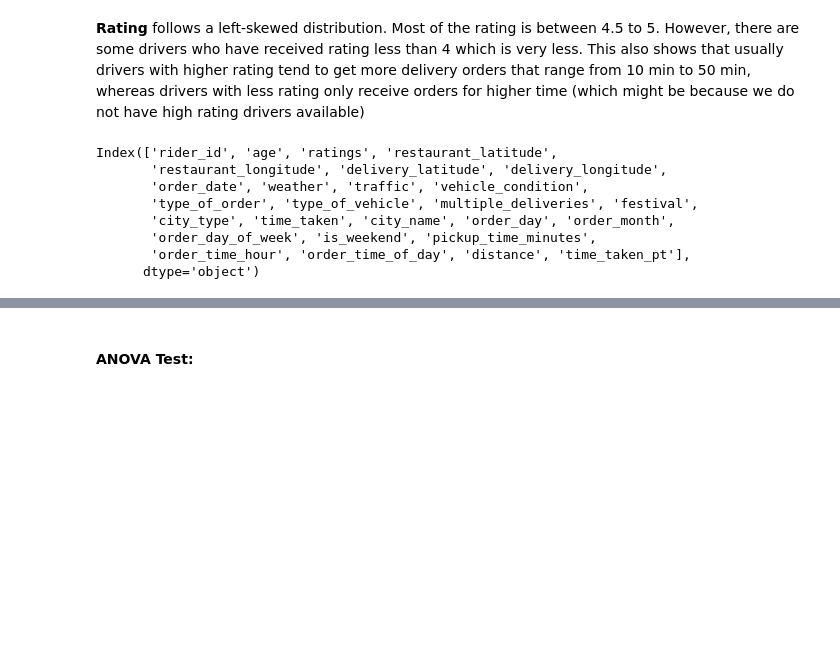
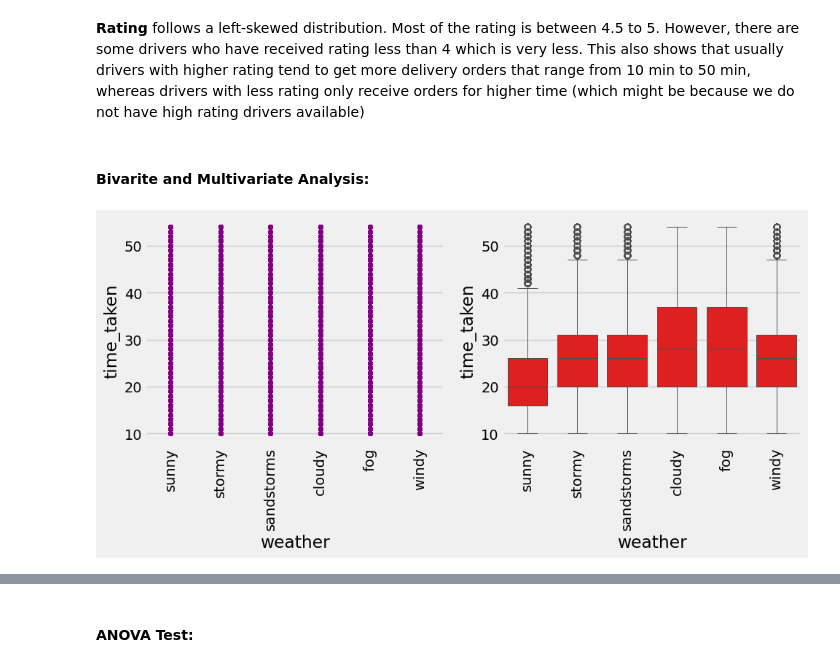
Before and after one commit to Arej02/swiggy_delivery_time_prediction, a Jupyter notebook: notebooks/EDA.ipynb, the cells around one changed output, grey strips where cells are left out. Drawn from its saved outputs; the diff is of its cells as text; code cells hidden in the pictures; blank space fills up the shorter version.

Commit message:
multivariate analysis

```diff
--- a/notebooks/EDA.ipynb
+++ b/notebooks/EDA.ipynb
@@ -88,0 +82,14 @@ def numerical_categroical(df:pd.DataFrame,numerical_col:str,catergorical_col:str
+# %%
+# Function for numerical and categorical analysis: (Bivariate Analysis
+def numerical_categorical_analysis(df:pd.DataFrame,categorical_feature,numerical_feature)->None:
+
+    fig,ax=plt.subplots(ncols=2,nrows=1,figsize=(10,5))
+
+    # Stripplot and boxplot:
+    sns.stripplot(x=df[categorical_feature],y=df[numerical_feature],color='purple',ax=ax[0],jitter=False)
+    sns.boxplot(x=df[categorical_feature],y=df[numerical_feature],color='red',linewidth=0.7,ax=ax[1])
+
+    ax[0].set_xticklabels(ax[1].get_xticklabels(), rotation=90)
+    ax[1].set_xticklabels(ax[1].get_xticklabels(), rotation=90)
+    plt.tight_layout()
+    plt.show()
@@ -230,14 +261,9 @@ plt.show()
 [figure]
 # %% [markdown]
 **Rating** follows a left-skewed distribution. Most of the rating is between 4.5 to 5. However, there are some drivers who have received rating less than 4 which is very less. This also shows that usually drivers with higher rating tend to get more delivery orders that range from 10 min to 50 min, whereas drivers with less rating only receive orders for higher time (which might be because we do not have high rating drivers available)
-# %%
-swiggy.columns
-# %% [output]
-Index(['rider_id', 'age', 'ratings', 'restaurant_latitude',
-       'restaurant_longitude', 'delivery_latitude', 'delivery_longitude',
-       'order_date', 'weather', 'traffic', 'vehicle_condition',
-       'type_of_order', 'type_of_vehicle', 'multiple_deliveries', 'festival',
-       'city_type', 'time_taken', 'city_name', 'order_day', 'order_month',
-       'order_day_of_week', 'is_weekend', 'pickup_time_minutes',
-       'order_time_hour', 'order_time_of_day', 'distance', 'time_taken_pt'],
-      dtype='object')
+# %% [markdown]
+#### Bivarite and Multivariate Analysis:
+# %%
+numerical_categorical_analysis(swiggy,'weather','time_taken')
+# %% [output]
+[figure, added]
```
Also changed, not shown: parts of 20 cells of this notebook.
